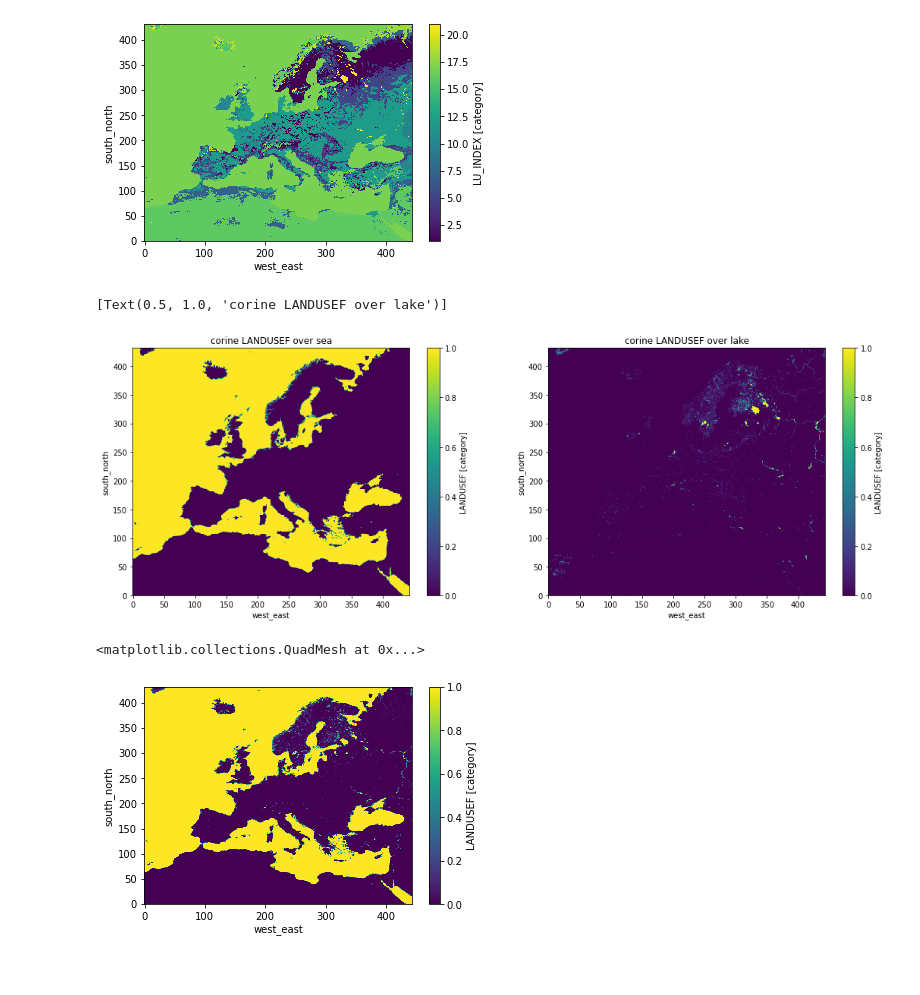
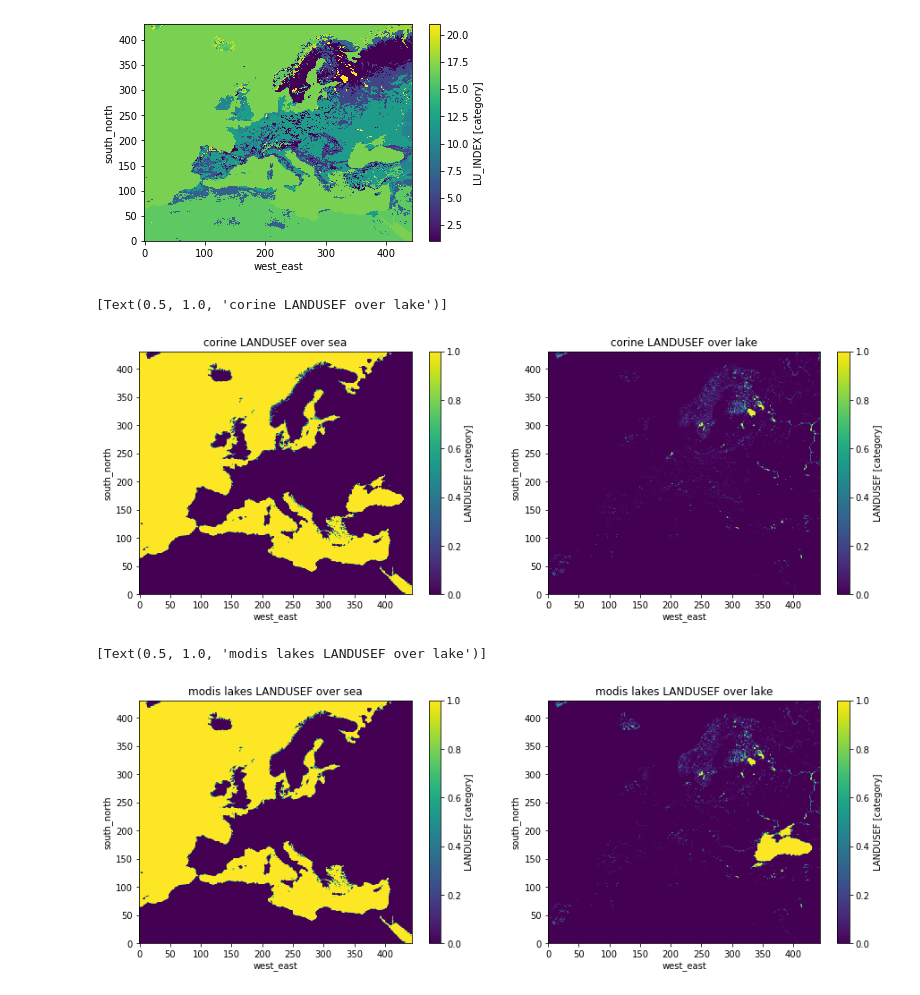
Before and after one commit to CORDEX-WRF-community/euro-cordex-cmip6, a Jupyter notebook: static_data/update_static_data.ipynb, the cells around one changed output. Cells and saved outputs as stored; diff of their text form; code cells hidden in the pictures.

Commit message:
Refine masking for the Black Sea.

```diff
--- a/static_data/update_static_data.ipynb
+++ b/static_data/update_static_data.ipynb
@@ -223,35 +222,38 @@ ds_corine['LU_INDEX'][0,:,:].plot()
 # %%
 # Redefinding lakes in variable LANDUSEF
 ds_corine_lake = xr.open_dataset(f'{file_final2lake}')
+ds_modis_lake = xr.open_dataset(f'{file_modis_lakes}')
 
-blacksea_mask = (ds_corine['XLONG_M'].data>25)*(ds_corine['XLONG_M'].data<45)*\
-                (ds_corine['XLAT_M'].data>38)*(ds_corine['XLAT_M'].data<47.4)
+# Define additional conditions:
+cond  = (ds_modis['LU_INDEX'].data==17.)*(ds_corine_lake['LU_INDEX'].data==21.)*(ds_corine_lake['LANDMASK'].data==0. )*blacksea_mask
+cond1 = (ds_corine['LANDUSEF'].data[:,16,:,:]!=0.)*blacksea_mask
+cond2 = (ds_modis['LANDUSEF'].data[:,16,:,:]!=1.)*(ds_corine['LANDMASK'].data==1.)*blacksea_mask
 
-cond1 = (ds_modis ['LU_INDEX'].data==17.)*(ds_corine_lake['LU_INDEX'].data==21.)*blacksea_mask
-cond2 = (ds_corine['LANDUSEF'].data[:,16,:,:]!=0.)*blacksea_mask
-cond3 = (ds_corine ['LANDUSEF'].data[:,20,:,:]!=0.)*(ds_corine['LANDMASK'].data==1.)*blacksea_mask
-
-
+# Mask the Black sea:
+ds_corine['LANDUSEF'].data[:,16,:,:][cond] = ds_modis['LANDUSEF'].data[:,16,:,:][cond]
 ds_corine['LANDUSEF'].data[:,16,:,:][cond1]= ds_modis['LANDUSEF'].data[:,16,:,:][cond1]
-ds_corine['LANDUSEF'].data[:,16,:,:][cond2]= ds_modis['LANDUSEF'].data[:,16,:,:][cond2]
-ds_corine['LANDUSEF'].data[:,20,:,:][cond1]= 0.
-ds_corine['LANDUSEF'].data[:,20,:,:][cond3]= 0.
+ds_corine['LANDUSEF'].data[:,20,:,:][cond] =  0.
+ds_corine['LANDUSEF'].data[:,20,:,:][cond2]= 0.
 # %%
-# plot LANDUSEF for modis:
-fig, axes = plt.subplots(ncols=2,sharex=True,figsize=(18,6))
+# plot LANDUSEF for corine:
+fig, axes = plt.subplots(ncols=2,sharex=True,figsize=(15,5))
 plot=ds_corine['LANDUSEF'][0,16,:,:].plot(ax=axes[0])
 axes[0].set(title="corine LANDUSEF over sea")
 plot=ds_corine['LANDUSEF'][0,20,:,:].plot(ax=axes[1])
 axes[1].set(title="corine LANDUSEF over lake")
 # %% [output]
 [Text(0.5, 1.0, 'corine LANDUSEF over lake')]
-[figure, old version]
+[figure, new version]
 # %%
 # plot LANDUSEF for modis:
-ds_modis['LANDUSEF'][0,16,:,:].plot()
+fig, axes = plt.subplots(ncols=2,sharex=True,figsize=(15,5))
+plot=ds_modis_lake['LANDUSEF'][0,16,:,:].plot(ax=axes[0])
+axes[0].set(title="modis lakes LANDUSEF over sea")
+plot=ds_modis_lake['LANDUSEF'][0,20,:,:].plot(ax=axes[1])
+axes[1].set(title="modis lakes LANDUSEF over lake")
 # %% [output]
-<matplotlib.collections.QuadMesh at 0x...>
+[Text(0.5, 1.0, 'modis lakes LANDUSEF over lake')]
-[figure, old version]
+[figure, new version]
 # %%
 # Saving the file
 if os.path.exists(f'{file_final2sea}'):
```
Also changed, not shown: parts of 4 cells of this notebook.
